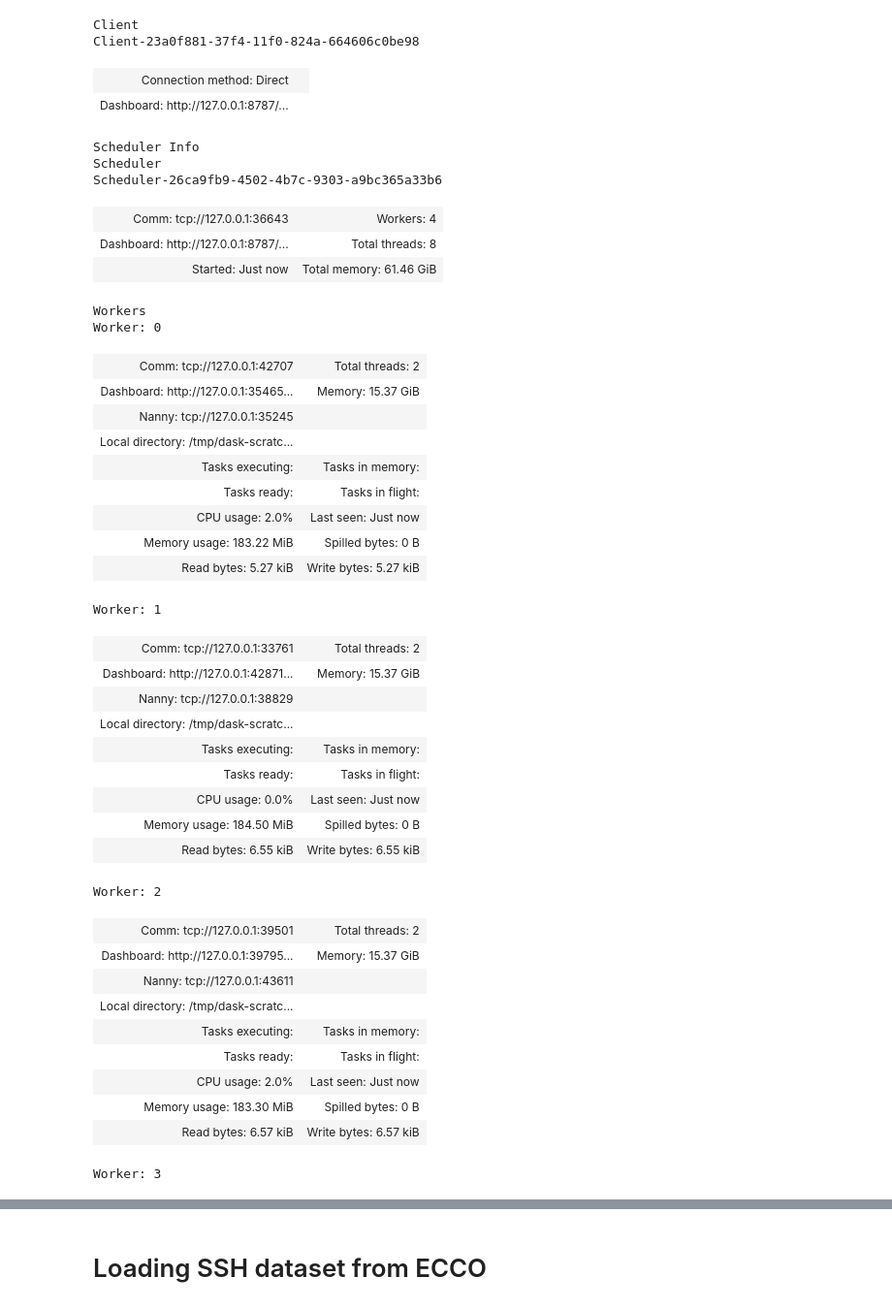
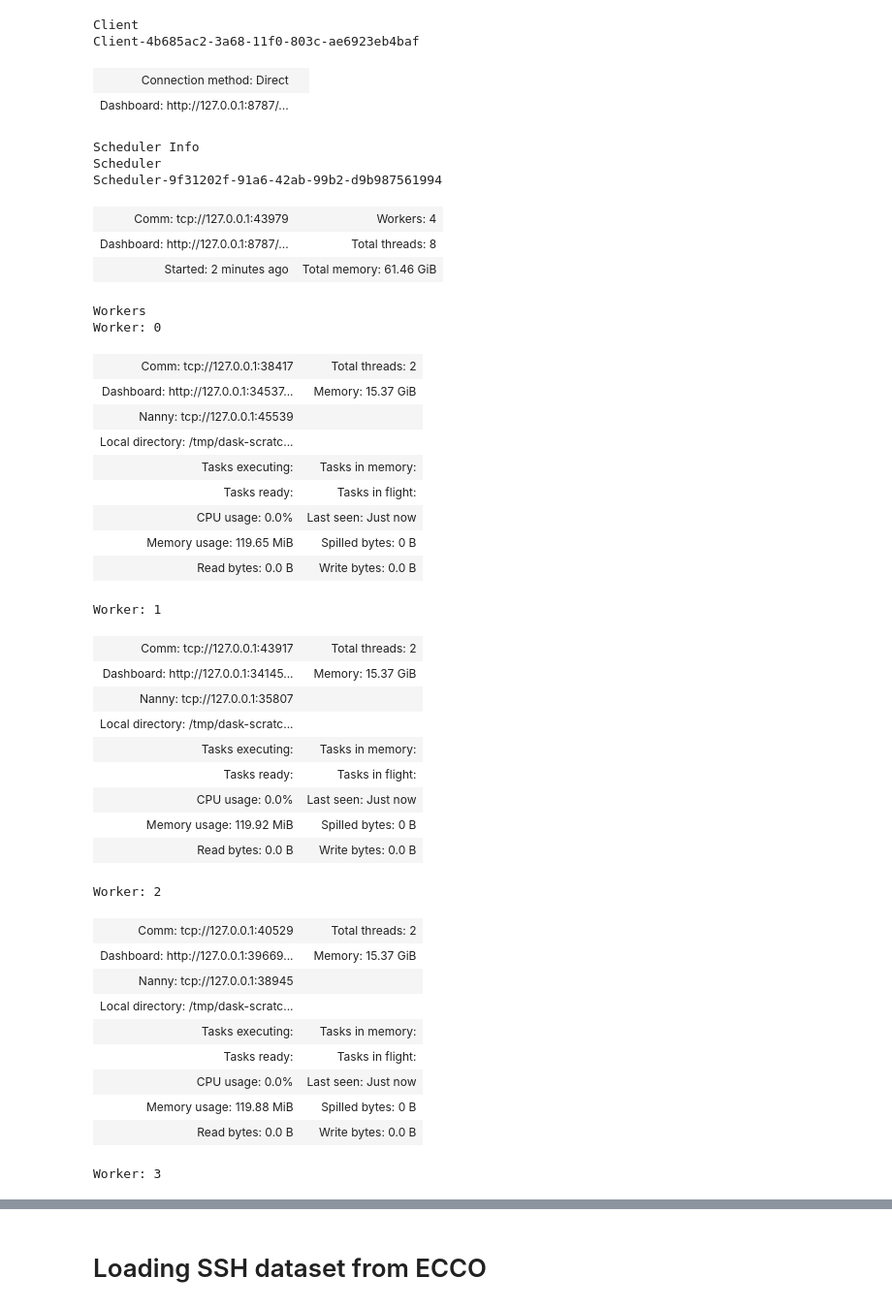
Before and after one commit to ojhoundegnonto/ESS25-Team_PISEAL, a Jupyter notebook: contributors/ohoundeg/SSH_analysis_ojh.ipynb, the cells around one changed output, grey strips where cells are left out. Shown at 97% size. Cells and saved outputs as stored; diff of their text form; code cells hidden in the pictures.

```diff
--- a/contributors/ohoundeg/SSH_analysis_ojh.ipynb
+++ b/contributors/ohoundeg/SSH_analysis_ojh.ipynb
@@ -1,48 +1,50 @@
 # %%
 from dask.distributed import Client
 
-client = Client("tcp://127.0.0.1:36643")
+client = Client("tcp://127.0.0.1:43979")
+client.ncores
+client.restart()
 client
 # %% [output]
 Client
-Client-23a0f881-37f4-11f0-824a-664606c0be98
+Client-4b685ac2-3a68-11f0-803c-ae6923eb4baf
 | Connection method: Direct |  |
 | Dashboard: http://127.0.0.1:8787/... |  |
 Scheduler Info
 Scheduler
-Scheduler-26ca9fb9-4502-4b7c-9303-a9bc365a33b6
+Scheduler-9f31202f-91a6-42ab-99b2-d9b987561994
-| Comm: tcp://127.0.0.1:36643 | Workers: 4 |
+| Comm: tcp://127.0.0.1:43979 | Workers: 4 |
 | Dashboard: http://127.0.0.1:8787/... | Total threads: 8 |
-| Started: Just now | Total memory: 61.46 GiB |
+| Started: 2 minutes ago | Total memory: 61.46 GiB |
 Workers
 Worker: 0
-| Comm: tcp://127.0.0.1:42707 | Total threads: 2 |
-| Dashboard: http://127.0.0.1:35465... | Memory: 15.37 GiB |
-| Nanny: tcp://127.0.0.1:35245 |  |
+| Comm: tcp://127.0.0.1:38417 | Total threads: 2 |
+| Dashboard: http://127.0.0.1:34537... | Memory: 15.37 GiB |
+| Nanny: tcp://127.0.0.1:45539 |  |
 | Local directory: /tmp/dask-scratc... |  |
 | Tasks executing: | Tasks in memory: |
 | Tasks ready: | Tasks in flight: |
-| CPU usage: 2.0% | Last seen: Just now |
-| Memory usage: 183.22 MiB | Spilled bytes: 0 B |
-| Read bytes: 5.27 kiB | Write bytes: 5.27 kiB |
+| CPU usage: 0.0% | Last seen: Just now |
+| Memory usage: 119.65 MiB | Spilled bytes: 0 B |
+| Read bytes: 0.0 B | Write bytes: 0.0 B |
 Worker: 1
-| Comm: tcp://127.0.0.1:33761 | Total threads: 2 |
-| Dashboard: http://127.0.0.1:42871... | Memory: 15.37 GiB |
-| Nanny: tcp://127.0.0.1:38829 |  |
+| Comm: tcp://127.0.0.1:43917 | Total threads: 2 |
+| Dashboard: http://127.0.0.1:34145... | Memory: 15.37 GiB |
+| Nanny: tcp://127.0.0.1:35807 |  |
 | Local directory: /tmp/dask-scratc... |  |
 | Tasks executing: | Tasks in memory: |
 | Tasks ready: | Tasks in flight: |
 | CPU usage: 0.0% | Last seen: Just now |
-| Memory usage: 184.50 MiB | Spilled bytes: 0 B |
-| Read bytes: 6.55 kiB | Write bytes: 6.55 kiB |
+| Memory usage: 119.92 MiB | Spilled bytes: 0 B |
+| Read bytes: 0.0 B | Write bytes: 0.0 B |
 Worker: 2
-| Comm: tcp://127.0.0.1:39501 | Total threads: 2 |
-| Dashboard: http://127.0.0.1:39795... | Memory: 15.37 GiB |
-| Nanny: tcp://127.0.0.1:43611 |  |
+| Comm: tcp://127.0.0.1:40529 | Total threads: 2 |
+| Dashboard: http://127.0.0.1:39669... | Memory: 15.37 GiB |
+| Nanny: tcp://127.0.0.1:38945 |  |
 | Local directory: /tmp/dask-scratc... |  |
 | Tasks executing: | Tasks in memory: |
 | Tasks ready: | Tasks in flight: |
-| CPU usage: 2.0% | Last seen: Just now |
-| Memory usage: 183.30 MiB | Spilled bytes: 0 B |
-| Read bytes: 6.57 kiB | Write bytes: 6.57 kiB |
+| CPU usage: 0.0% | Last seen: Just now |
+| Memory usage: 119.88 MiB | Spilled bytes: 0 B |
+| Read bytes: 0.0 B | Write bytes: 0.0 B |
 Worker: 3
```
Also changed, not shown: parts of 1 cell of this notebook, 3 other files.
